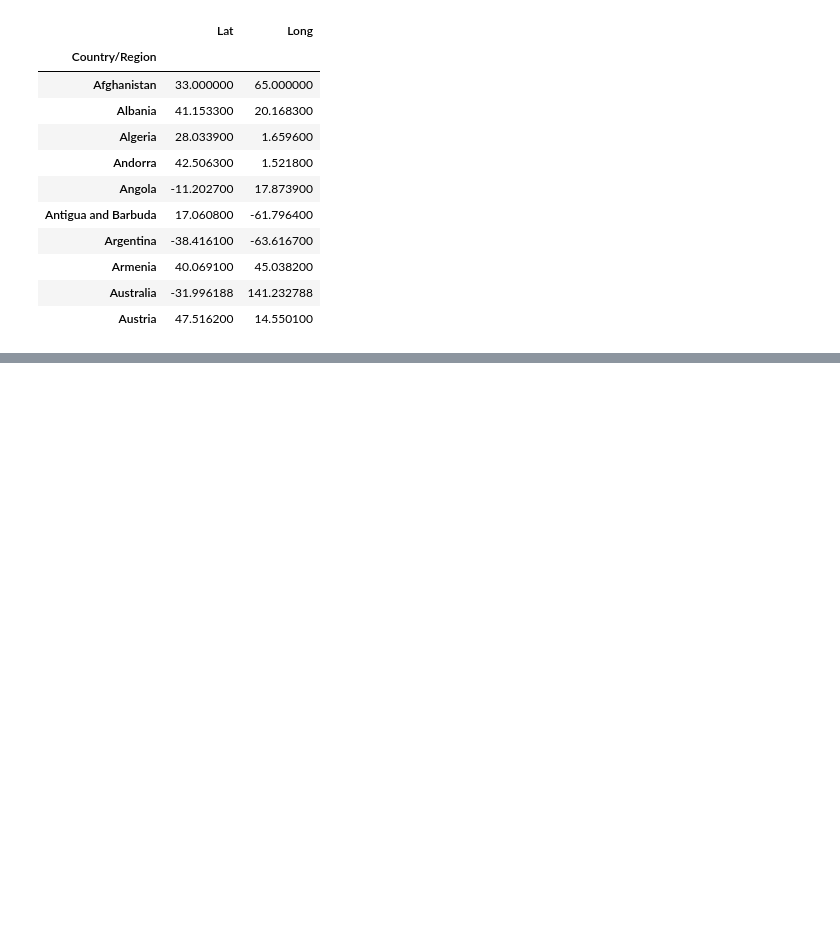
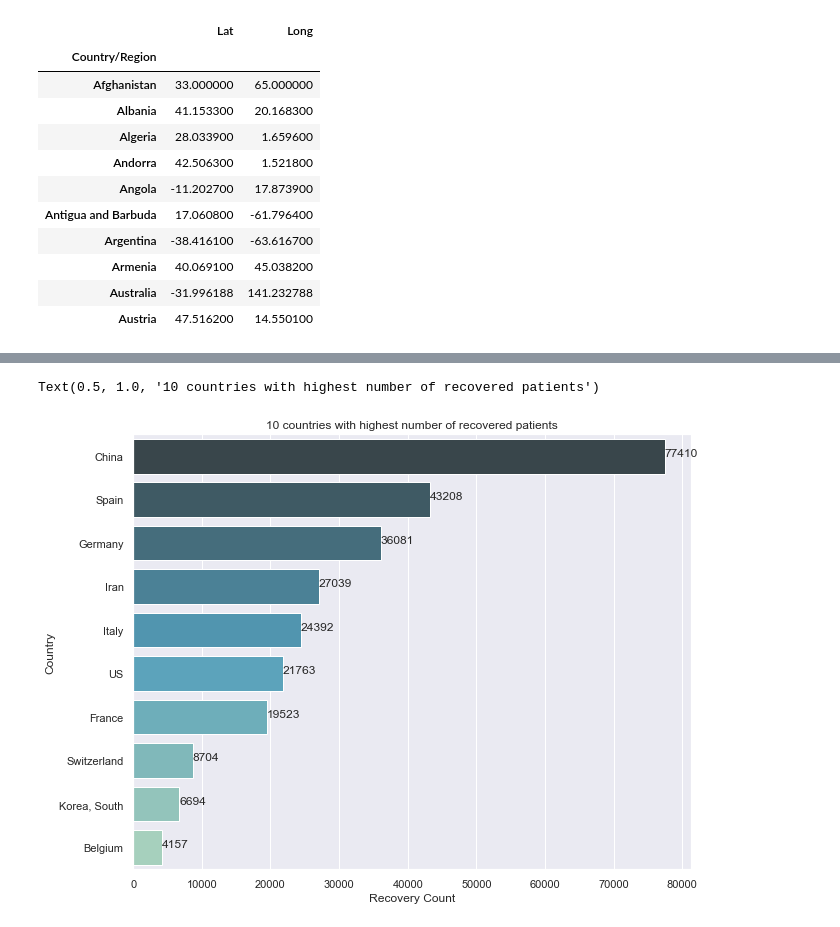
Before and after one commit to plasmagirl/Outbreak-of-COVID-19, a Jupyter notebook: COVID-19.ipynb, the cells around one changed output, grey strips where cells are left out. Saved outputs shown, nothing was run; the diff lists cells and outputs as text; code cells hidden in the pictures; blank space fills up the shorter version.

```diff
--- a/COVID-19.ipynb
+++ b/COVID-19.ipynb
@@ -350,0 +499,6 @@ fig.show()
+# %%
+covid_recovered_grouped_loc = covid_recovered.groupby('Country/Region').sum()
+covid_recovered_grouped_loc.drop(columns = ['Lat', 'Long'], inplace=True)
+recovered_max = covid_recovered_grouped_loc.max(axis = 1).sort_values(ascending = False).reset_index()
+recovered_max = recovered_max.rename(columns = {0: 'Count'})
+recovered_max.iloc[:10]
@@ -350,0 +517,13 @@ fig.show()
+# %%
+plt.figure(figsize = (10,8))
+sns.set_style('darkgrid')
+ax = sns.barplot(x = recovered_max['Count'].iloc[:10], y = recovered_max['Country/Region'].iloc[:10], palette='GnBu_d')
+for p in ax.patches:
+    width = p.get_width()
+    ax.text(x = width, y = p.get_y()+p.get_height()/2, s = '{:.0f}'.format(width))
+plt.xlabel('Recovery Count')
+plt.ylabel('Country')
+plt.title('10 countries with highest number of recovered patients')
+# %% [output]
+Text(0.5, 1.0, '10 countries with highest number of recovered patients')
+[figure, added]
```
Also changed, not shown: parts of 56 cells of this notebook.
